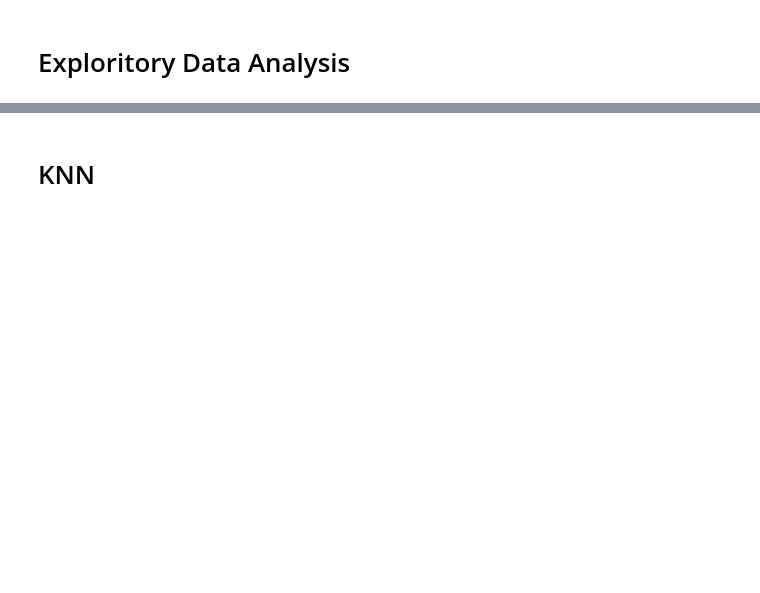
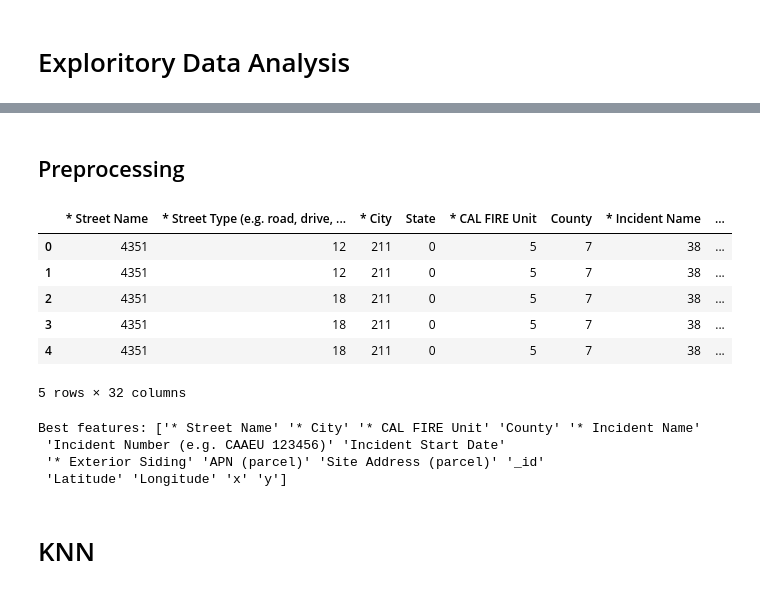
Before and after one commit to NobbyBop/513-final, a Jupyter notebook: final.ipynb, the cells around one changed output, grey strips where cells are left out. Cells and saved outputs as stored; diff of their text form; code cells hidden in the pictures; blank space fills up the shorter version.

Commit message:
Added preprocessing, KNN, and NB models

```diff
--- a/final.ipynb
+++ b/final.ipynb
@@ -61,2 +115,45 @@ for col in df_num.columns:
+# %% [markdown]
+## Preprocessing
+# %%
+from sklearn.preprocessing import LabelEncoder
+
+df_encoded = df_obj.copy()
+le_target = LabelEncoder()
+
+# Fit and save the target encoder
+le_target.fit(df_obj['* Damage'].astype(str))
+
+# Encode all columns
+for col in df_encoded.columns:
+    df_encoded[col] = LabelEncoder().fit_transform(df_encoded[col].astype(str))
+
+# combine numeric and encoded categorical data, not feature selected yet
+attr = pd.concat([df_encoded.drop(['* Damage'], axis=1), df_num], axis=1)
+target = df_encoded['* Damage']
+
+attr.head()
+# %% [output]
+|  | * Street Name | * Street Type (e.g. road, drive, ... | * City | State | * CAL FIRE Unit | County | * Incident Name | ... |
+| 0 | 4351 | 12 | 211 | 0 | 5 | 7 | 38 | ... |
+| 1 | 4351 | 12 | 211 | 0 | 5 | 7 | 38 | ... |
+| 2 | 4351 | 18 | 211 | 0 | 5 | 7 | 38 | ... |
+| 3 | 4351 | 18 | 211 | 0 | 5 | 7 | 38 | ... |
+| 4 | 4351 | 18 | 211 | 0 | 5 | 7 | 38 | ... |
+5 rows × 32 columns
+# %%
+from sklearn.feature_selection import SelectKBest, mutual_info_classif
+
+selector = SelectKBest(score_func=mutual_info_classif, k=15)
+# optimal attributes/features
+out_feats = selector.fit_transform(attr.fillna(-1), target)
+opt_attr = pd.DataFrame(opt_feats, columns=selector.get_feature_names_out()).dropna(axis=1)
+print("Best features:", selector.get_feature_names_out())
+# Split data into training and testing sets 80-20
+attr_train, attr_test, target_train, target_test = train_test_split(opt_attr, target, test_size=0.2, random_state=6)
+# %% [output]
+Best features: ['* Street Name' '* City' '* CAL FIRE Unit' 'County' '* Incident Name'
+ 'Incident Number (e.g. CAAEU 123456)' 'Incident Start Date'
+ '* Exterior Siding' 'APN (parcel)' 'Site Address (parcel)' '_id'
+ 'Latitude' 'Longitude' 'x' 'y']
 # %% [markdown]
 # KNN
```
Also changed, not shown: parts of 11 cells of this notebook.
